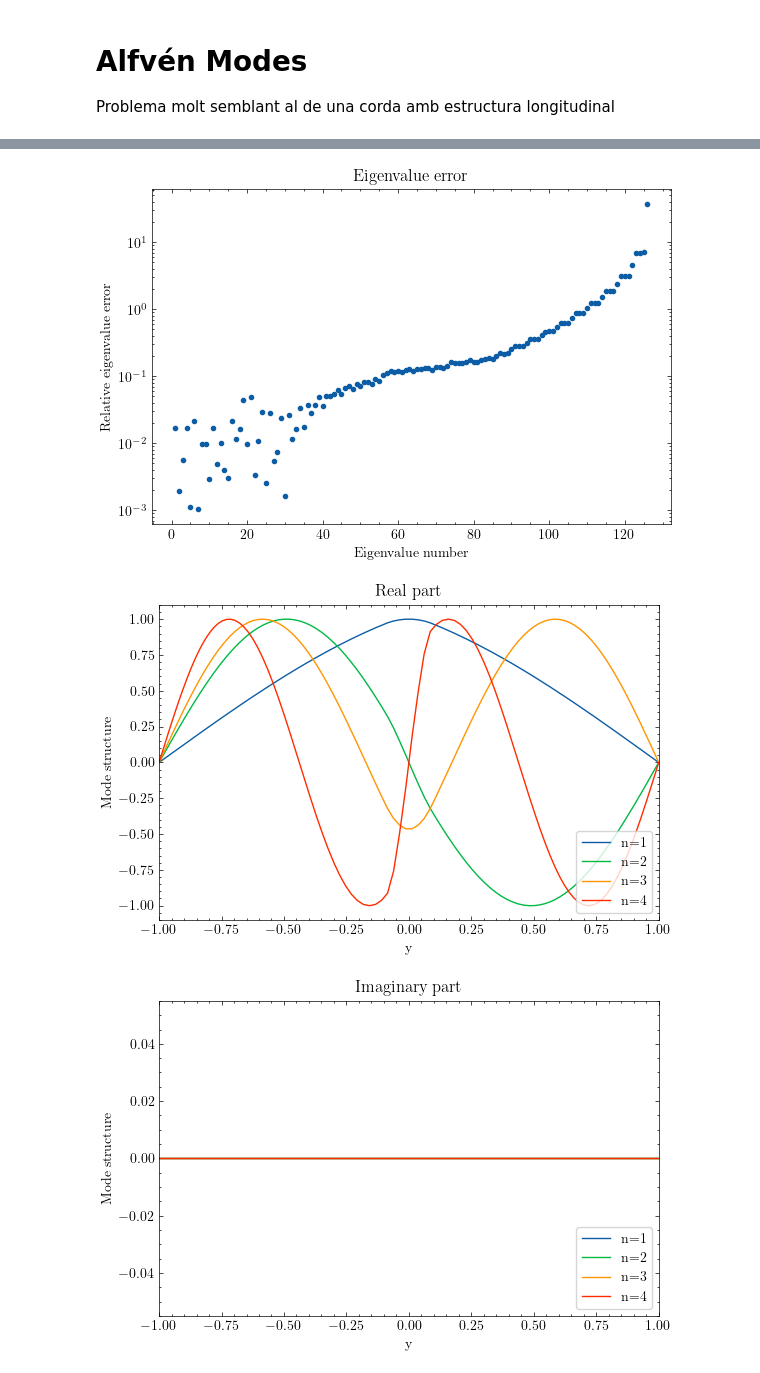
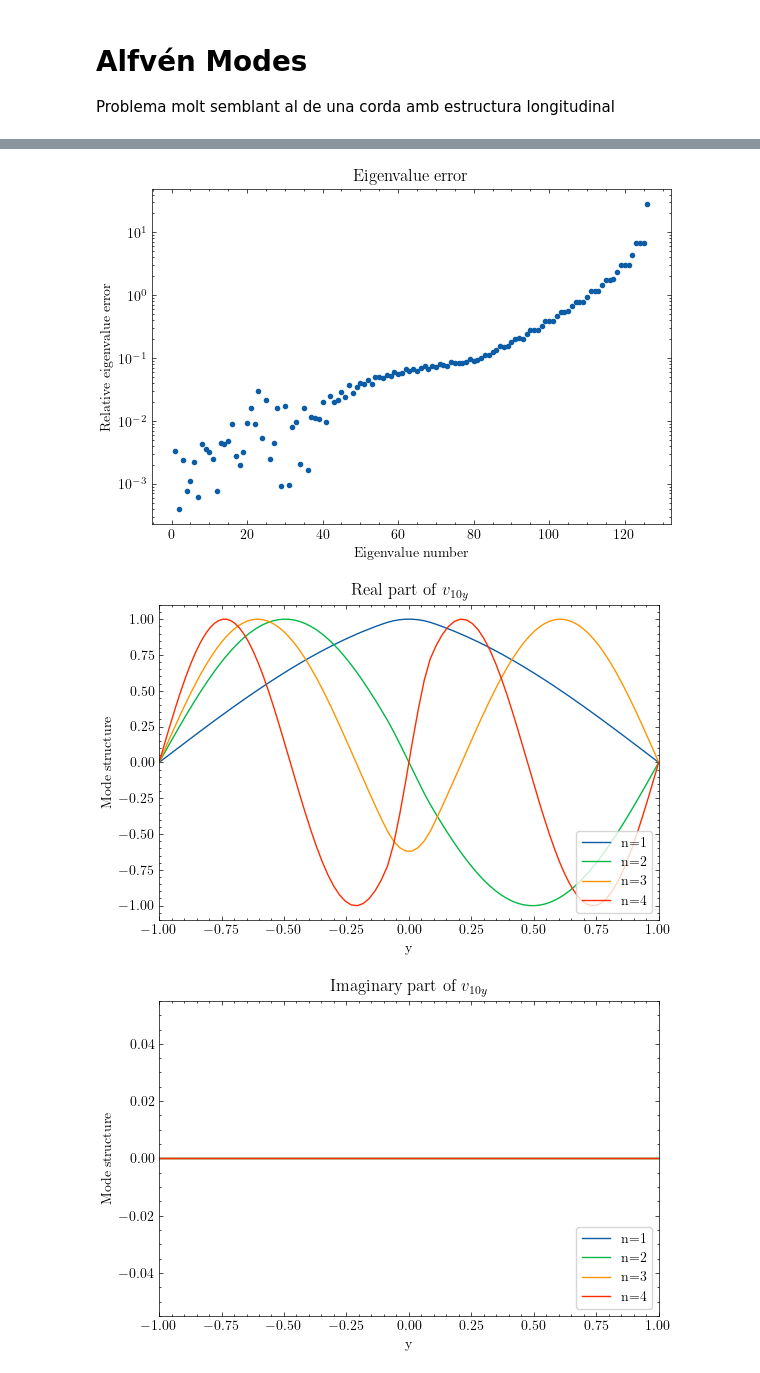
Before and after one commit to JoanRibotOliver/TFG, a Jupyter notebook: Alfvén modes.ipynb, the cells around one changed output, grey strips where cells are left out. Cells and saved outputs as stored; diff of their text form; code cells hidden in the pictures.

```diff
--- a/Alfvén modes.ipynb
+++ b/Alfvén modes.ipynb
@@ -62,9 +62,11 @@ xmin = -1 # = -xmax
 xp = 0.1
 # xc ∈ [-1, -0.1], xc ∈ [0.1, 1]
 # Square of the wave velocity in the two parts of the system.
-vAp2 = 10
-vAc2 = 60
+vAp2 = 9
+vAc2 = 36
 # And the Alfvén speed too.
+# velocitat dedins menor que defora
+
 
 
 """ Bases """
@@ -108,7 +110,6 @@ vxx = dx(vx) + lift(tau_2) # Second-order reduction of the velocity in the y dir
 # No és convenient posar directament dx(v) a l'equació ja que faltaria el lift... s'ha de definir bé la derivada
 # No definim derivada temporal ja que és un EVP!!!
 
-# velocitat dedins menor que defora
 
 
 """ Problem """
@@ -185,7 +186,7 @@ plt.xlim(xmin, xmax)
 plt.legend(loc="lower right", frameon=True)
 plt.ylabel(r"Mode structure")
 plt.xlabel(r"y")
-plt.title("Real part")
+plt.title(r"Real part of $v_{10y}$")
 plt.tight_layout()
 #plt.savefig("Re_A_eigenvectors.pdf")
 #plt.savefig("Re_A_eigenvectors.png", dpi=200)
@@ -207,7 +208,7 @@ plt.xlim(xmin, xmax)
 plt.legend(loc="lower right", frameon=True)
 plt.ylabel(r"Mode structure")
 plt.xlabel(r"y")
-plt.title("Imaginary part")
+plt.title(r"Imaginary part of $v_{10y}$")
 plt.tight_layout()
 #plt.savefig("Im_A_eigenvectors.pdf")
 #plt.savefig("Im_A_eigenvectors.png", dpi=200)
@@ -236,3 +237,3 @@ Relative error: [0.01671249 0.00190714 0.00559587 0.01678745 0.0011319 ]
-[figure, old version]
+[figure, new version]
-[figure, old version]
+[figure, new version]
-[figure, old version]
+[figure, new version]
```
Also changed, not shown: parts of 1 cell of this notebook, 4 other files.
